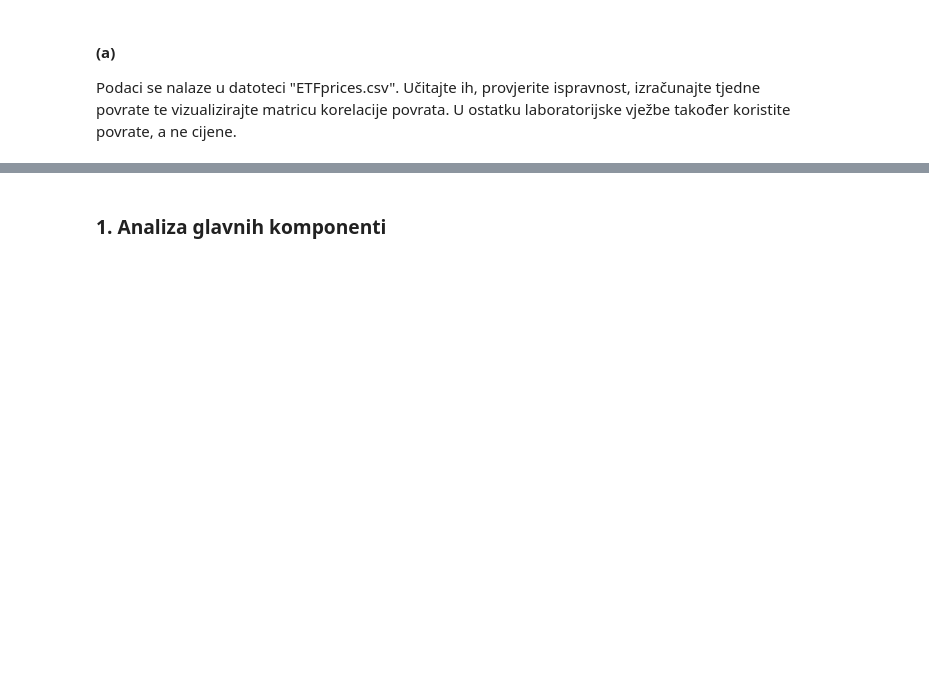
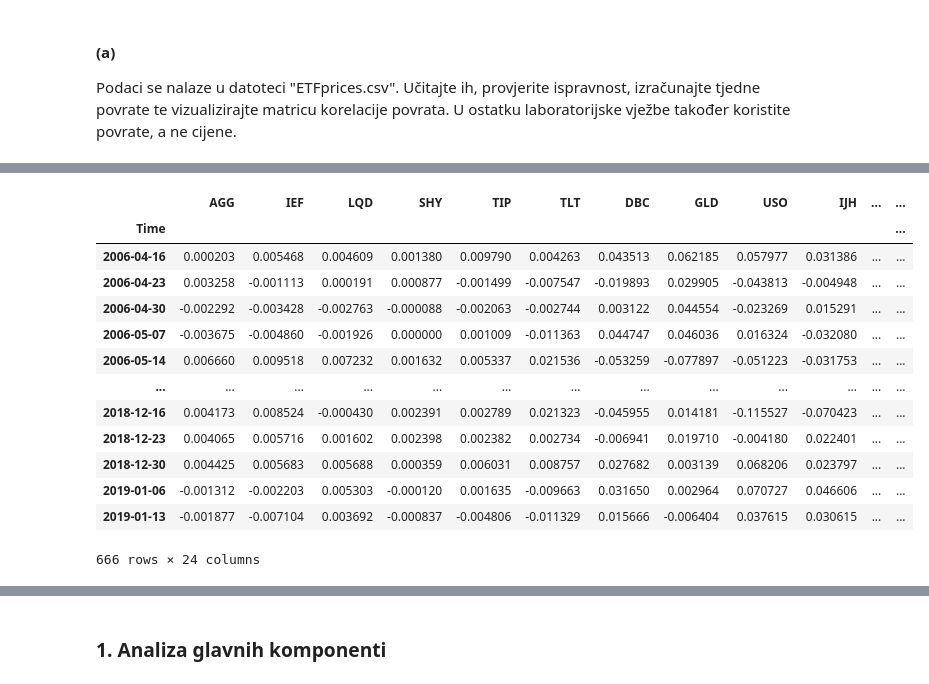
Before and after one commit to sskender/multivariate-data-analysis, a Jupyter notebook: 2023/lab2/SVEN_SKENDER_0036507654.ipynb, the cells around one changed output, grey strips where cells are left out. Cells and saved outputs as stored; diff of their text form; code cells hidden in the pictures; blank space fills up the shorter version.

```diff
--- a/2023/lab2/SVEN_SKENDER_0036507654.ipynb
+++ b/2023/lab2/SVEN_SKENDER_0036507654.ipynb
@@ -61,0 +105,17 @@ Podaci se nalaze u datoteci "ETFprices.csv". Učitajte ih, provjerite ispravnost
+# %%
+df
+# %% [output]
+|  | AGG | IEF | LQD | SHY | TIP | TLT | DBC | GLD | USO | IJH | ... | ... |
+| Time |  |  |  |  |  |  |  |  |  |  |  | ... |
+| 2006-04-16 | 0.000203 | 0.005468 | 0.004609 | 0.001380 | 0.009790 | 0.004263 | 0.043513 | 0.062185 | 0.057977 | 0.031386 | ... | ... |
+| 2006-04-23 | 0.003258 | -0.001113 | 0.000191 | 0.000877 | -0.001499 | -0.007547 | -0.019893 | 0.029905 | -0.043813 | -0.004948 | ... | ... |
+| 2006-04-30 | -0.002292 | -0.003428 | -0.002763 | -0.000088 | -0.002063 | -0.002744 | 0.003122 | 0.044554 | -0.023269 | 0.015291 | ... | ... |
+| 2006-05-07 | -0.003675 | -0.004860 | -0.001926 | 0.000000 | 0.001009 | -0.011363 | 0.044747 | 0.046036 | 0.016324 | -0.032080 | ... | ... |
+| 2006-05-14 | 0.006660 | 0.009518 | 0.007232 | 0.001632 | 0.005337 | 0.021536 | -0.053259 | -0.077897 | -0.051223 | -0.031753 | ... | ... |
+| ... | ... | ... | ... | ... | ... | ... | ... | ... | ... | ... | ... | ... |
+| 2018-12-16 | 0.004173 | 0.008524 | -0.000430 | 0.002391 | 0.002789 | 0.021323 | -0.045955 | 0.014181 | -0.115527 | -0.070423 | ... | ... |
+| 2018-12-23 | 0.004065 | 0.005716 | 0.001602 | 0.002398 | 0.002382 | 0.002734 | -0.006941 | 0.019710 | -0.004180 | 0.022401 | ... | ... |
+| 2018-12-30 | 0.004425 | 0.005683 | 0.005688 | 0.000359 | 0.006031 | 0.008757 | 0.027682 | 0.003139 | 0.068206 | 0.023797 | ... | ... |
+| 2019-01-06 | -0.001312 | -0.002203 | 0.005303 | -0.000120 | 0.001635 | -0.009663 | 0.031650 | 0.002964 | 0.070727 | 0.046606 | ... | ... |
+| 2019-01-13 | -0.001877 | -0.007104 | 0.003692 | -0.000837 | -0.004806 | -0.011329 | 0.015666 | -0.006404 | 0.037615 | 0.030615 | ... | ... |
+666 rows × 24 columns
```
Also changed, not shown: parts of 6 cells of this notebook.
